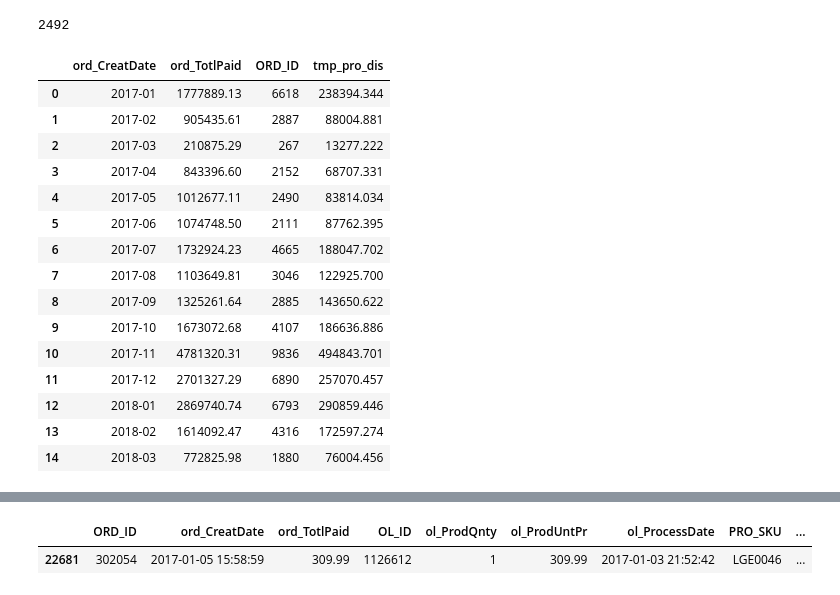
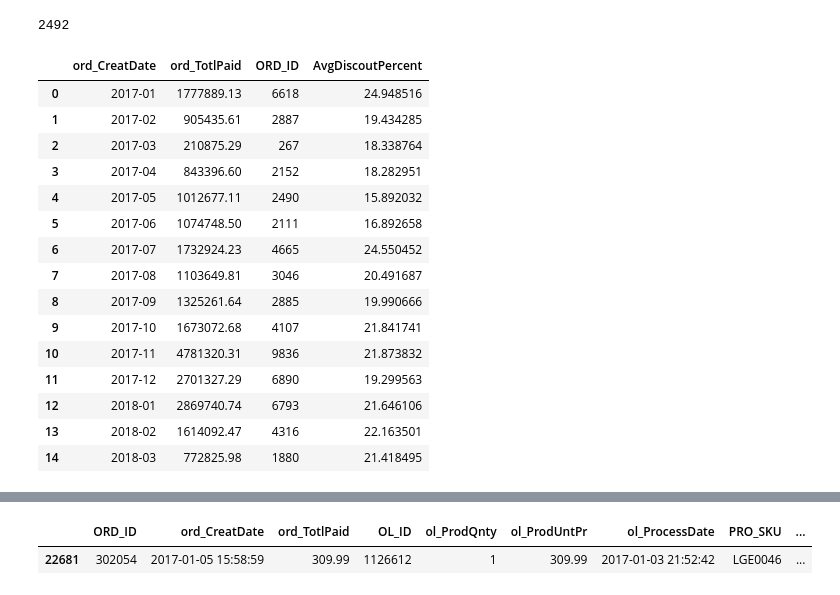
Before and after one commit to JacquelineBashta/DataStorytelling_Pandas_Matlibplot, a Jupyter notebook: Solve_BussinessQ_1.ipynb, the cells around one changed output, grey strips where cells are left out. Saved outputs shown, nothing was run; the diff lists cells and outputs as text; code cells hidden in the pictures.

```diff
--- a/Solve_BussinessQ_1.ipynb
+++ b/Solve_BussinessQ_1.ipynb
@@ -264,6 +264,14 @@ db_proDis=(
     #.reindex(columns=["PRO_SKU","pro_Name","pro_Type","ol_ProdUntPr","pro_Pr"])
     .assign(tmp_pro_dis = db_qu.pro_Pr - db_qu.ol_ProdUntPr)
 )
+# %%
+db_proDis= (
+    db_proDis
+    .assign(AvgDiscoutPercent = np.where((db_proDis.pro_Pr== 0.0)
+                                   ,100
+                                   ,round(((db_proDis.tmp_pro_dis)/db_proDis.pro_Pr)*100,2)
+                                   ))
+    )
 # %%
 # db_proDis.tmp_pro_dis.means = '''db_qu.pro_Pr - db_qu.ol_ProdUntPr,
 # -ve means item sold higher than original price
@@ -275,32 +283,32 @@ db_proDis=(
 # %%
 
 dbv_Dis_Time=(
     db_proDis
     .groupby(db_proDis.ord_CreatDate.dt.strftime("%Y-%m"))
     #.agg({'ord_TotlPaid': [('total_rev', 'sum')], 'ORD_ID': [('total_orders', 'count')]})
-    .agg({'ord_TotlPaid': 'sum', 'ORD_ID':'count',"tmp_pro_dis":"sum"})
+    .agg({'ord_TotlPaid': 'sum', 'ORD_ID':'count',"AvgDiscoutPercent":"mean"})
     #.agg(total_rev =("tmp_ord_Rev","sum"))
     #.plot(kind="bar")
     .reset_index()
 )
 dbv_Dis_Time
 # %% [output]
-|  | ord_CreatDate | ord_TotlPaid | ORD_ID | tmp_pro_dis |
-| 0 | 2017-01 | 1777889.13 | 6618 | 238394.344 |
-| 1 | 2017-02 | 905435.61 | 2887 | 88004.881 |
-| 2 | 2017-03 | 210875.29 | 267 | 13277.222 |
-| 3 | 2017-04 | 843396.60 | 2152 | 68707.331 |
-| 4 | 2017-05 | 1012677.11 | 2490 | 83814.034 |
-| 5 | 2017-06 | 1074748.50 | 2111 | 87762.395 |
-| 6 | 2017-07 | 1732924.23 | 4665 | 188047.702 |
-| 7 | 2017-08 | 1103649.81 | 3046 | 122925.700 |
-| 8 | 2017-09 | 1325261.64 | 2885 | 143650.622 |
-| 9 | 2017-10 | 1673072.68 | 4107 | 186636.886 |
-| 10 | 2017-11 | 4781320.31 | 9836 | 494843.701 |
-| 11 | 2017-12 | 2701327.29 | 6890 | 257070.457 |
-| 12 | 2018-01 | 2869740.74 | 6793 | 290859.446 |
-| 13 | 2018-02 | 1614092.47 | 4316 | 172597.274 |
-| 14 | 2018-03 | 772825.98 | 1880 | 76004.456 |
+|  | ord_CreatDate | ord_TotlPaid | ORD_ID | AvgDiscoutPercent |
+| 0 | 2017-01 | 1777889.13 | 6618 | 24.948516 |
+| 1 | 2017-02 | 905435.61 | 2887 | 19.434285 |
+| 2 | 2017-03 | 210875.29 | 267 | 18.338764 |
+| 3 | 2017-04 | 843396.60 | 2152 | 18.282951 |
+| 4 | 2017-05 | 1012677.11 | 2490 | 15.892032 |
+| 5 | 2017-06 | 1074748.50 | 2111 | 16.892658 |
+| 6 | 2017-07 | 1732924.23 | 4665 | 24.550452 |
+| 7 | 2017-08 | 1103649.81 | 3046 | 20.491687 |
+| 8 | 2017-09 | 1325261.64 | 2885 | 19.990666 |
+| 9 | 2017-10 | 1673072.68 | 4107 | 21.841741 |
+| 10 | 2017-11 | 4781320.31 | 9836 | 21.873832 |
+| 11 | 2017-12 | 2701327.29 | 6890 | 19.299563 |
+| 12 | 2018-01 | 2869740.74 | 6793 | 21.646106 |
+| 13 | 2018-02 | 1614092.47 | 4316 | 22.163501 |
+| 14 | 2018-03 | 772825.98 | 1880 | 21.418495 |
 # %%
 dbv_Dis_Time=(
     dbv_Dis_Time
```
Also changed, not shown: parts of 4 cells of this notebook, 2 other files.
